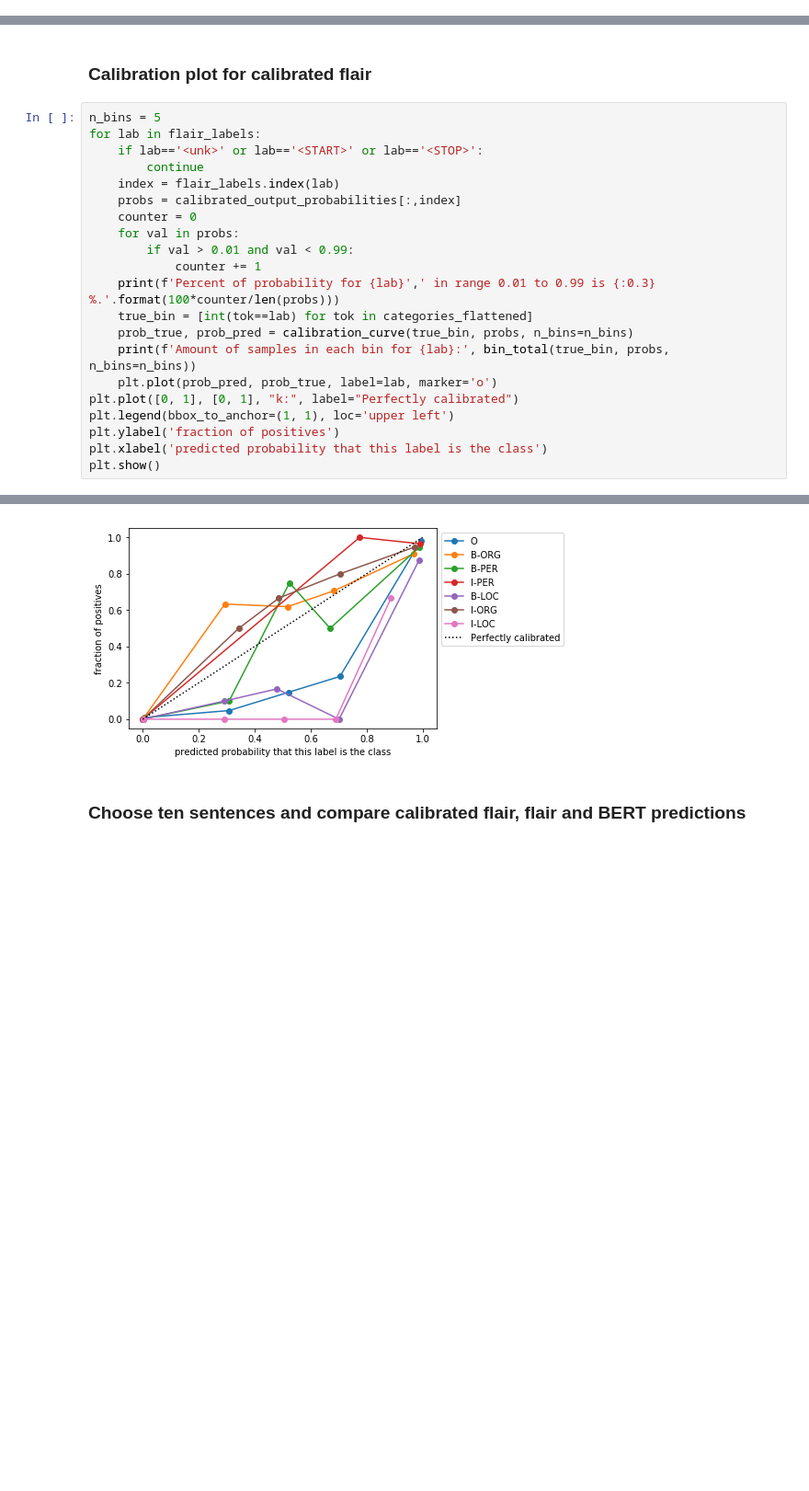
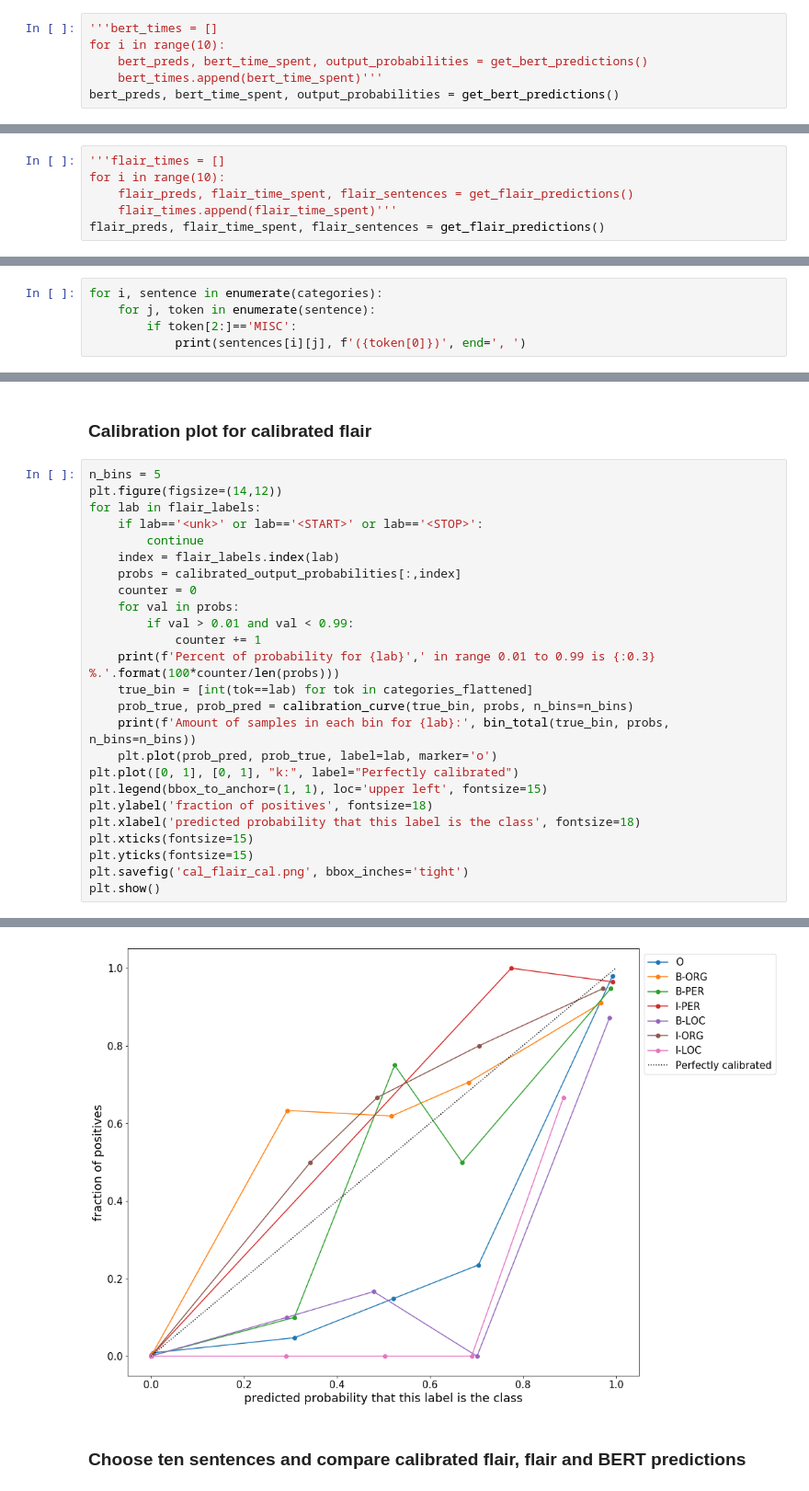
Before and after one commit to jorgeta/ner, a Jupyter notebook: notebooks/evaluation_with_probabilities.ipynb, the cells around one changed output, grey strips where cells are left out. Shown at 92% size. Drawn from its saved outputs; the diff is of its cells as text; blank space fills up the shorter version.

```diff
--- a/notebooks/evaluation_with_probabilities.ipynb
+++ b/notebooks/evaluation_with_probabilities.ipynb
@@ -95,3 +93,9 @@ bert_preds, bert_time_spent, output_probabilities = get_bert_predictions()
+# %%
+'''bert_times = []
+for i in range(10):
+    bert_preds, bert_time_spent, output_probabilities = get_bert_predictions()
+    bert_times.append(bert_time_spent)'''
+bert_preds, bert_time_spent, output_probabilities = get_bert_predictions()
 # %%
 def get_flair_predictions():
     start = time.time()
@@ -120,3 +122,9 @@ flair_preds, flair_time_spent, flair_sentences = get_flair_predictions()
+# %%
+'''flair_times = []
+for i in range(10):
+    flair_preds, flair_time_spent, flair_sentences = get_flair_predictions()
+    flair_times.append(flair_time_spent)'''
+flair_preds, flair_time_spent, flair_sentences = get_flair_predictions()
 # %%
 print(flair_time_spent)
 # %% [output]
@@ -683,0 +791,5 @@ B-MISC Gug'ske
+# %%
+for i, sentence in enumerate(categories):
+    for j, token in enumerate(sentence):
+        if token[2:]=='MISC':
+            print(sentences[i][j], f'({token[0]})', end=', ')
@@ -1166,41 +1360,45 @@ non O predictions percentage: 0.06076025142173002
 ### Calibration plot for calibrated flair
 # %%
 n_bins = 5
+plt.figure(figsize=(14,12))
 for lab in flair_labels:
     if lab=='<unk>' or lab=='<START>' or lab=='<STOP>':
         continue
     index = flair_labels.index(lab)
     probs = calibrated_output_probabilities[:,index]
     counter = 0
     for val in probs:
         if val > 0.01 and val < 0.99:
             counter += 1
     print(f'Percent of probability for {lab}',' in range 0.01 to 0.99 is {:0.3} %.'.format(100*counter/len(probs)))
     true_bin = [int(tok==lab) for tok in categories_flattened]
     prob_true, prob_pred = calibration_curve(true_bin, probs, n_bins=n_bins)
     print(f'Amount of samples in each bin for {lab}:', bin_total(true_bin, probs, n_bins=n_bins))
     plt.plot(prob_pred, prob_true, label=lab, marker='o')
 plt.plot([0, 1], [0, 1], "k:", label="Perfectly calibrated")
-plt.legend(bbox_to_anchor=(1, 1), loc='upper left')
-plt.ylabel('fraction of positives')
-plt.xlabel('predicted probability that this label is the class')
+plt.legend(bbox_to_anchor=(1, 1), loc='upper left', fontsize=15)
+plt.ylabel('fraction of positives', fontsize=18)
+plt.xlabel('predicted probability that this label is the class', fontsize=18)
+plt.xticks(fontsize=15)
+plt.yticks(fontsize=15)
+plt.savefig('cal_flair_cal.png', bbox_inches='tight')
 plt.show()
 # %% [output]
 Percent of probability for O  in range 0.01 to 0.99 is 1.61 %.
 Amount of samples in each bin for O: [ 566   21   27   17 9392    0]
 Percent of probability for B-ORG  in range 0.01 to 0.99 is 1.84 %.
 Amount of samples in each bin for B-ORG: [9877   30   21   17   78    0]
 Percent of probability for B-PER  in range 0.01 to 0.99 is 0.649 %.
 Amount of samples in each bin for B-PER: [9832   10    4    4  173    0]
 Percent of probability for I-PER  in range 0.01 to 0.99 is 0.0698 %.
 Amount of samples in each bin for I-PER: [9880    0    0    1  142    0]
 Percent of probability for B-LOC  in range 0.01 to 0.99 is 1.25 %.
 Amount of samples in each bin for B-LOC: [9900   20    6    3   94    0]
 Percent of probability for I-ORG  in range 0.01 to 0.99 is 0.499 %.
 Amount of samples in each bin for I-ORG: [9975    2    3    5   38    0]
 Percent of probability for I-LOC  in range 0.01 to 0.99 is 0.399 %.
 Amount of samples in each bin for I-LOC: [10009     4     2     2     6     0]
-[figure, old version]
+[figure, new version]
 # %% [markdown]
 ### Choose ten sentences and compare calibrated flair, flair and BERT predictions
 # %%
```
Also changed, not shown: parts of 22 cells of this notebook.
